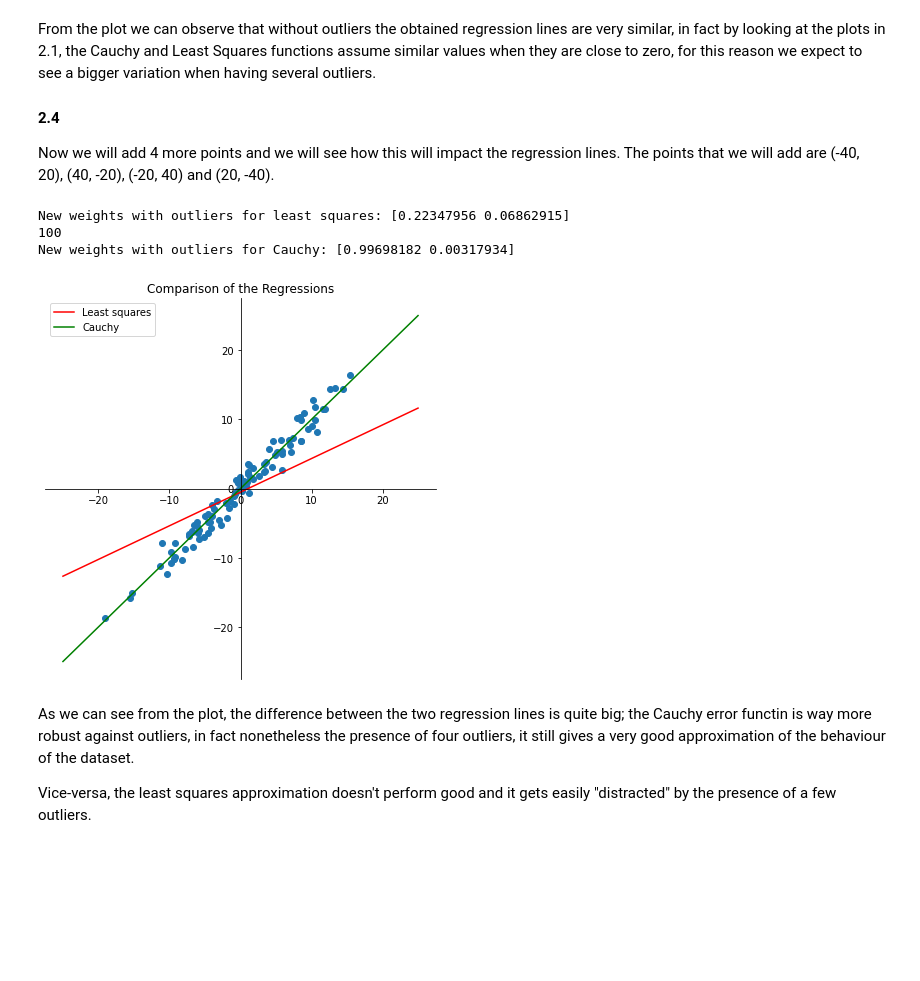
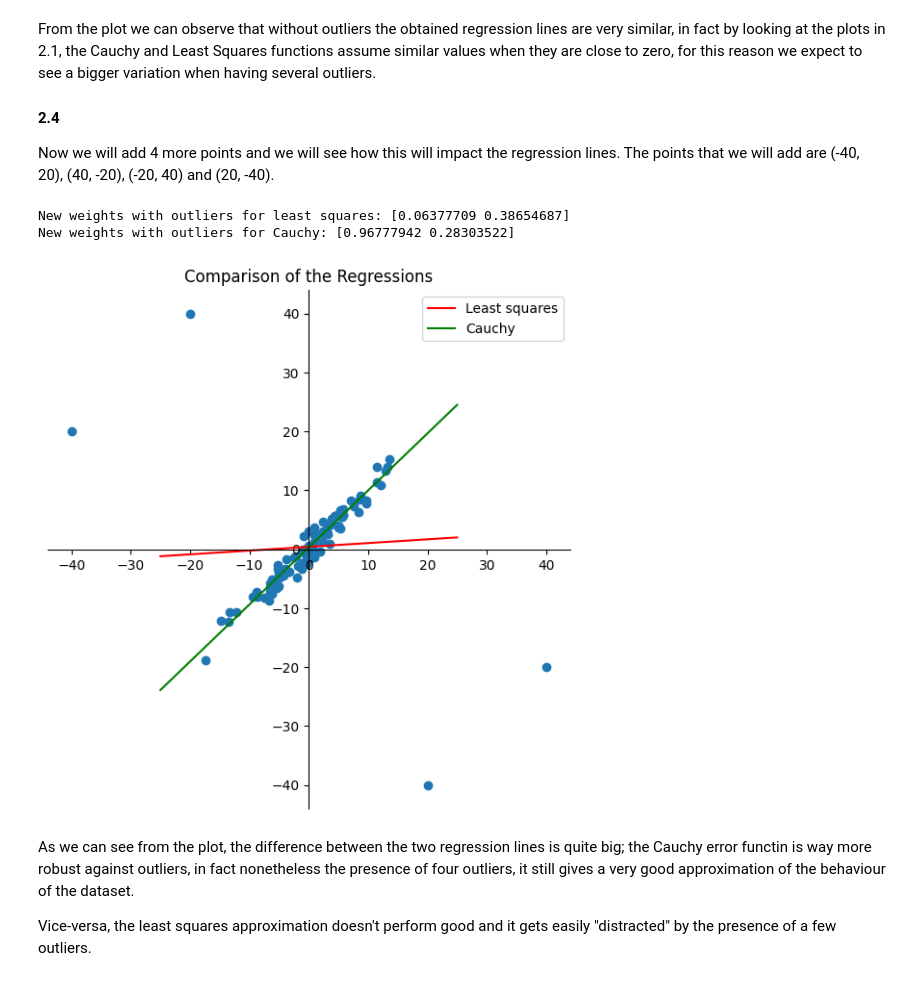
Before and after one commit to Edward484/OptimizationClassUB, a Jupyter notebook: project3/practical3.ipynb, the cells around one changed output. Drawn from its saved outputs; the diff is of its cells as text; code cells hidden in the pictures; blank space fills up the shorter version.

```diff
--- a/project3/practical3.ipynb
+++ b/project3/practical3.ipynb
@@ -49,22 +66,25 @@ points = np.random.multivariate_normal(m,s,100)
 # %%
 # First attempt
 
-def grad(x, points):
+def grad_cauchy(x, ps, c=1):
     dw0 = []
     dw1 = []
-    for i in range(len(points)):
-        dw0.append(points[i, 0]*(x[0]*points[i, 0]+x[1]-points[i, 1])/(1+(x[0]*points[i, 0]+x[1]-points[i, 1])**2))
-        dw1.append((x[0]*points[i, 0]+x[1]-points[i, 1])/(1+(x[0]*points[i, 0]+x[1]-points[i, 1])**2))
+    for i in range(len(ps)):
+
+        diff = x[0]*ps[i, 0]+x[1]-ps[i, 1]
+        #print(diff, c, 1+(diff/c)**2)
+        dw0.append(ps[i, 0]*(diff)/(1+(diff/c)**2))
+        dw1.append((diff)/(1+(diff/c)**2))
     return np.array([np.sum(dw0), np.sum(dw1)])
 
-def grad_descent(W, alpha, w_his, points):
-  for i in range(1000):
-      gr = grad(W, points)
-      W = np.subtract(W, np.multiply(alpha, grad(W, points)))
+def grad_descent(W, alpha, w_his, ps, grad, numIts=1000):
+  for i in range(numIts):
+      gr = grad(W, ps)
+      W = np.subtract(W, np.multiply(alpha, grad(W, ps)))
       w_his.append(W)
-      diffs = W[0]*points[:,0]+W[1]-points[:,1]
+      diffs = W[0]*ps[:,0]+W[1]-ps[:,1]
   return w_his
 
-weights = grad_descent([2,8], 0.001, [], points)
+weights = grad_descent([2,8], 0.001, [], points, grad_cauchy)
 print(weights[-1])
 # %% [output]
@@ -129,38 +149,38 @@ From the plot we can observe that without outliers the obtained regression lines
 #### 2.4
 Now we will add 4 more points and we will see how this will impact the regression lines. The points that we will add are (-40, 20), (40, -20), (-20, 40) and (20, -40).
 # %%
-itera, w_LS = back_prop(np.array([2, 8]),np.append(points, [[-40, 20], [40, -20], [-20, 40], [20, -40]], axis=0), [])
+points_outliers = np.append(points, [[-40, 20], [40, -20], [-20, 40], [20, -40]], axis=0)
+itera, w_LS = back_prop(np.array([2, 8]), points_outliers, [])
 print('New weights with outliers for least squares:', w_LS[-1])
 
-weights = grad_descent([2,8], 0.001, [], np.append(points, [[-40, 20], [40, -20], [-20, 40], [20, -40]], axis=0))
+weights = grad_descent([2,8], 0.001, [], points_outliers, grad_cauchy)
 print('New weights with outliers for Cauchy:', weights[-1])
 # %% [output]
-New weights with outliers for least squares: [0.22347956 0.06862915]
-100
-New weights with outliers for Cauchy: [0.99698182 0.00317934]
+New weights with outliers for least squares: [0.06377709 0.38654687]
+New weights with outliers for Cauchy: [0.96777942 0.28303522]
 # %%
-xs = points[:,0]
-ys = points[:,1]
+xs = points_outliers[:,0]
+ys = points_outliers[:,1]
 
 fig, ax = plt.subplots(figsize=(7, 7))
 ax.scatter(xs, ys)
 ax.spines['bottom'].set_position('zero')
 ax.spines['left'].set_position('zero')
 ax.spines['top'].set_visible(False)
 ax.spines['right'].set_visible(False)
 
 
 x = np. linspace(-25,25,100)
 y = w_LS[-1][0]*x+w_LS[-1][1]
 z = weights[-1][0]*x+weights[-1][1]
 plt. plot(x, y, '-r', label='Least squares')
 plt.plot(x, z, '-g', label='Cauchy')
 plt. title('Comparison of the Regressions')
 
 plt.legend()
 plt.show()
 # %% [output]
-[figure, old version]
+[figure, new version]
 # %% [markdown]
 As we can see from the plot, the difference between the two regression lines is quite big; the Cauchy error functin is way more robust against outliers, in fact nonetheless the presence of four outliers, it still gives a very good approximation of the behaviour of the dataset.
 
```
Also changed, not shown: parts of 13 cells of this notebook, 1 other file.
